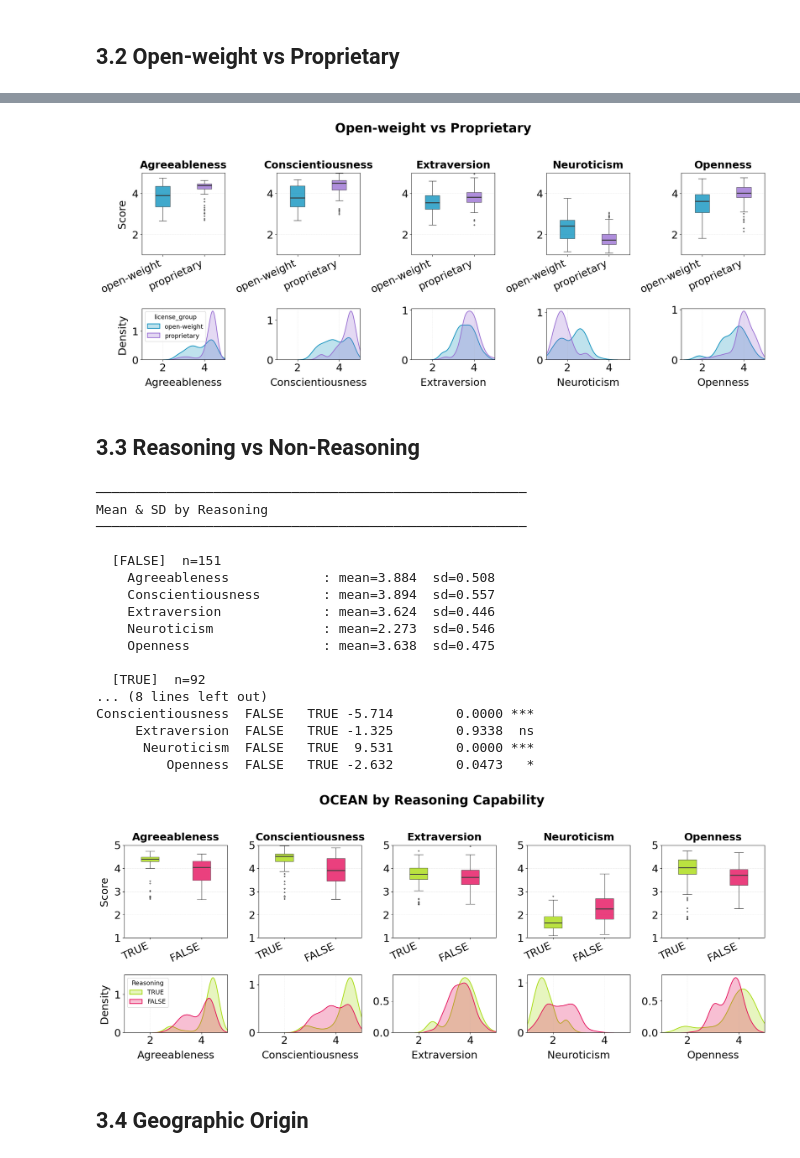
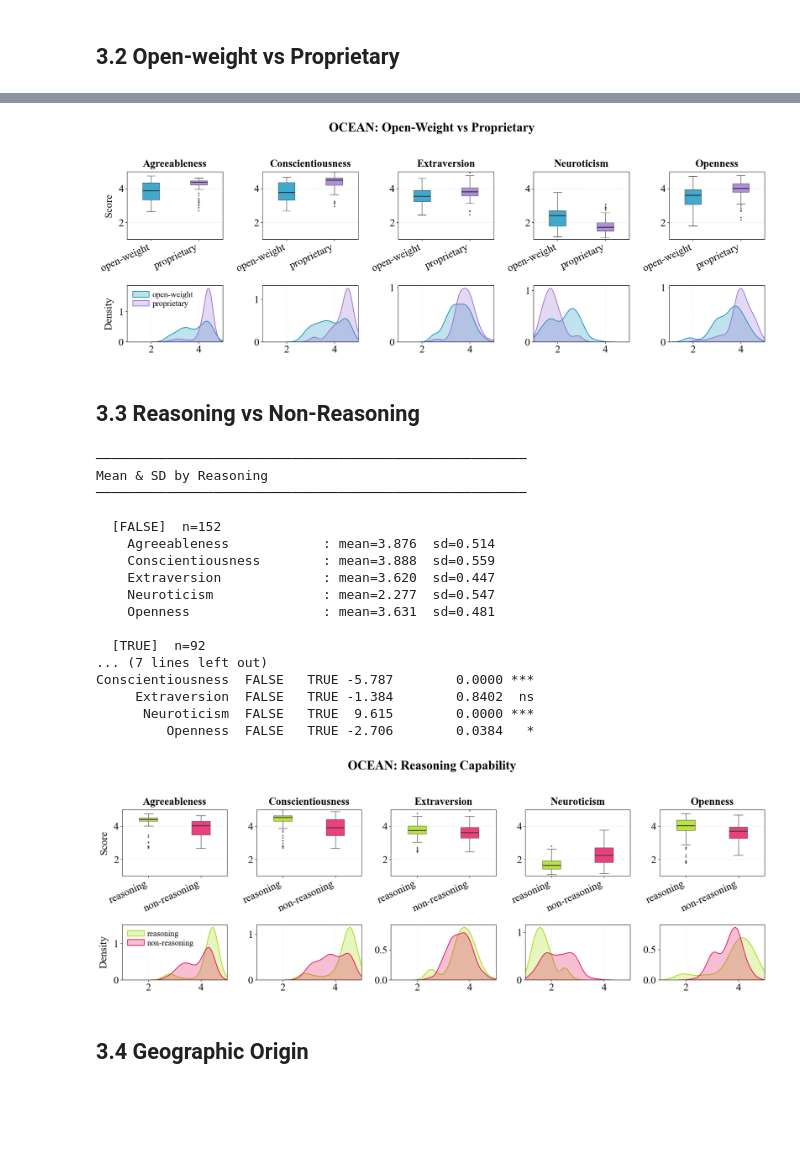
Before and after one commit to ellisalicante/BigFive-LLM-Evaluation, a Jupyter notebook: exp/03_large_scale_administration/eval_subgroups.ipynb, the cells around one changed output, grey strips where cells are left out. Drawn from its saved outputs; the diff is of its cells as text; code cells hidden in the pictures; blank space fills up the shorter version.

```diff
--- a/exp/03_large_scale_administration/eval_subgroups.ipynb
+++ b/exp/03_large_scale_administration/eval_subgroups.ipynb
@@ -184,19 +156,19 @@ Conscientiousness open-weight proprietary -8.166           0.0 ***
 # %%
 ### 7) FIGURE — open-weight vs proprietary
 fig = plot_binary_comparison(
     df_lic,
     group_col="license_group",
-    title="Open-weight vs Proprietary",
+    title="OCEAN: Open-Weight vs Proprietary",
     palette=BINARY_PAL_BLUE_PURPLE,
     order=["open-weight", "proprietary"],
     stats_df=stats_lic,
     cols=OCEAN_COLS,
     save_path="../../doc/figs/fig_proprietary_openweight.pdf",
     t_test = False
 )
 plt.show()
 # %% [output]
-[figure, old version]
+[figure, new version]
 # %% [markdown]
 ## 3.3 Reasoning vs Non-Reasoning
 # %%
@@ -210,34 +182,37 @@ df_reas = df_reas[df_reas[REASONING_COL].isin(["TRUE", "FALSE"])]
 stats_reas = bonferroni_ttest(df_reas, REASONING_COL, cols=OCEAN_COLS)
 
 print_group_stats(df_reas, REASONING_COL)
-print()
 print(stats_reas.to_string(index=False))
 # %% [output]
 ───────────────────────────────────────────────────────
 Mean & SD by Reasoning
 ───────────────────────────────────────────────────────
 
-  [FALSE]  n=151
-    Agreeableness            : mean=3.884  sd=0.508
-    Conscientiousness        : mean=3.894  sd=0.557
-    Extraversion             : mean=3.624  sd=0.446
-    Neuroticism              : mean=2.273  sd=0.546
-    Openness                 : mean=3.638  sd=0.475
+  [FALSE]  n=152
+    Agreeableness            : mean=3.876  sd=0.514
+    Conscientiousness        : mean=3.888  sd=0.559
+    Extraversion             : mean=3.620  sd=0.447
+    Neuroticism              : mean=2.277  sd=0.547
+    Openness                 : mean=3.631  sd=0.481
 
   [TRUE]  n=92
-... (8 lines left out)
-Conscientiousness  FALSE   TRUE -5.714        0.0000 ***
-     Extraversion  FALSE   TRUE -1.325        0.9338  ns
-      Neuroticism  FALSE   TRUE  9.531        0.0000 ***
-         Openness  FALSE   TRUE -2.632        0.0473   *
+... (7 lines left out)
+Conscientiousness  FALSE   TRUE -5.787        0.0000 ***
+     Extraversion  FALSE   TRUE -1.384        0.8402  ns
+      Neuroticism  FALSE   TRUE  9.615        0.0000 ***
+         Openness  FALSE   TRUE -2.706        0.0384   *
 # %%
 ### 9) FIGURE — reasoning vs non-reasoning
 fig = plot_binary_comparison(
     df_reas,
     group_col=REASONING_COL,
-    title="OCEAN by Reasoning Capability",
+    title="OCEAN: Reasoning Capability",
     palette=BINARY_PAL_GREEN_RED,
     order=["TRUE", "FALSE"],
+    display_labels={
+        "TRUE": "reasoning",
+        "FALSE": "non-reasoning",
+    },
     stats_df=stats_reas,
     cols=OCEAN_COLS,
     save_path="../../doc/figs/fig_reasoning.pdf",
@@ -245,7 +220,7 @@ fig = plot_binary_comparison(
 )
 plt.show()
 # %% [output]
-[figure, old version]
+[figure, new version]
 # %% [markdown]
 ## 3.4 Geographic Origin
 # %%
```
Also changed, not shown: parts of 14 cells of this notebook, 10 other files.
